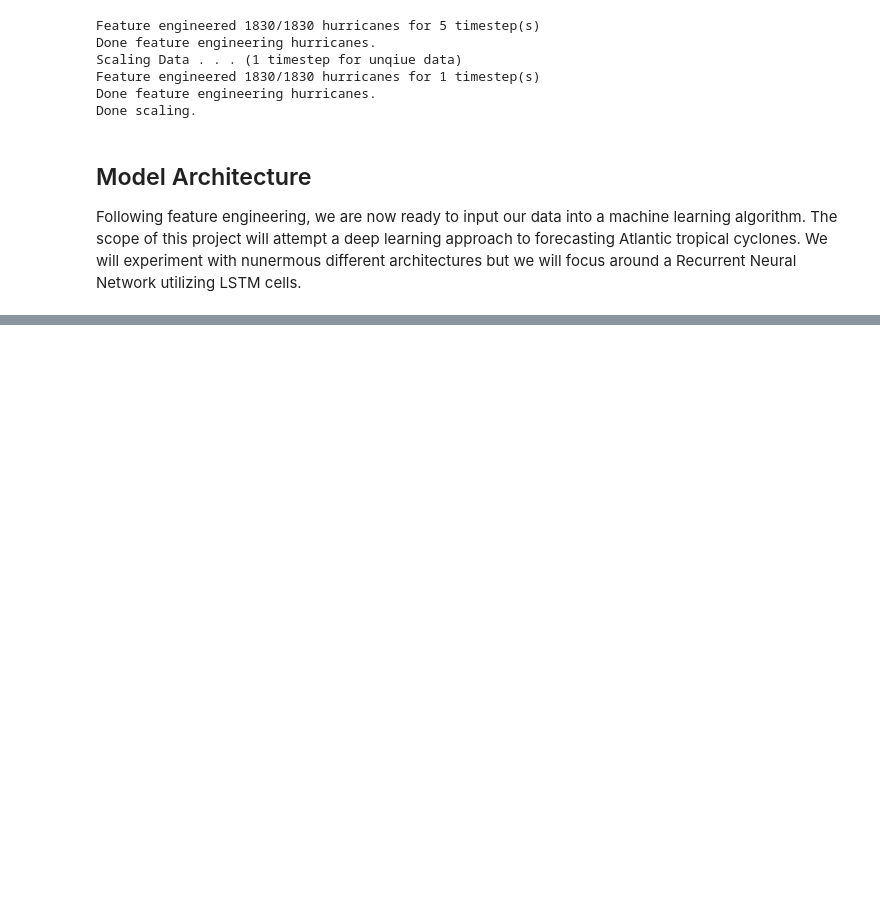
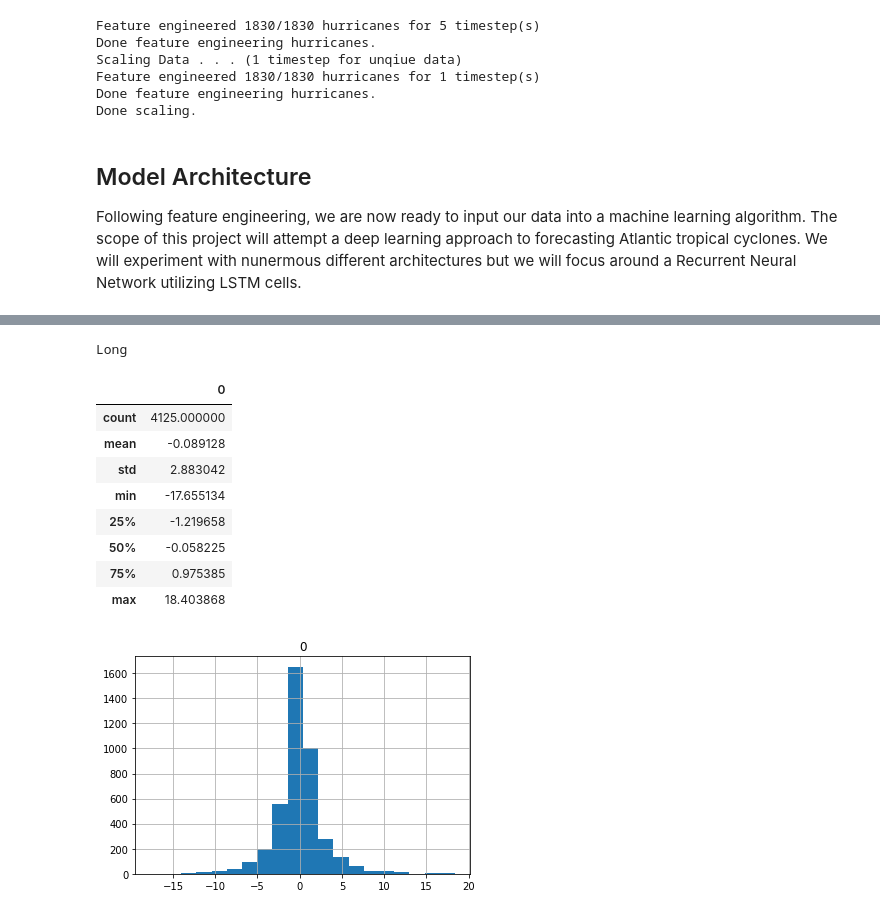
Before and after one commit to hammad93/hurricane-net, a Jupyter notebook: hurricane-net.ipynb, the cells around one changed output, grey strips where cells are left out. Cells and saved outputs as stored; diff of their text form; code cells hidden in the pictures; blank space fills up the shorter version.

```diff
--- a/hurricane-net.ipynb
+++ b/hurricane-net.ipynb
@@ -448,3 +532,20 @@ ai_errors(wind_predictions, wind_observations).describe()
+# %%
+print("Long")
+long_predictions = [[pred[0] for pred in hurricanes_pred] for hurricanes_pred in long_predictions_scaled]
+long_observations = [[obsrv[0] for obsrv in hurricanes_obsrv] for hurricanes_obsrv in y_long_test_scaled]
+ai_errors(long_predictions, long_observations).describe()
+# %% [output]
+Long
+|  | 0 |
+| count | 4125.000000 |
+| mean | -0.089128 |
+| std | 2.883042 |
+| min | -17.655134 |
+| 25% | -1.219658 |
+| 50% | -0.058225 |
+| 75% | 0.975385 |
+| max | 18.403868 |
+[figure, added]
 # %% [markdown]
 ### All features predicted
 count 	5155.000000
```
Also changed, not shown: parts of 5 cells of this notebook.
